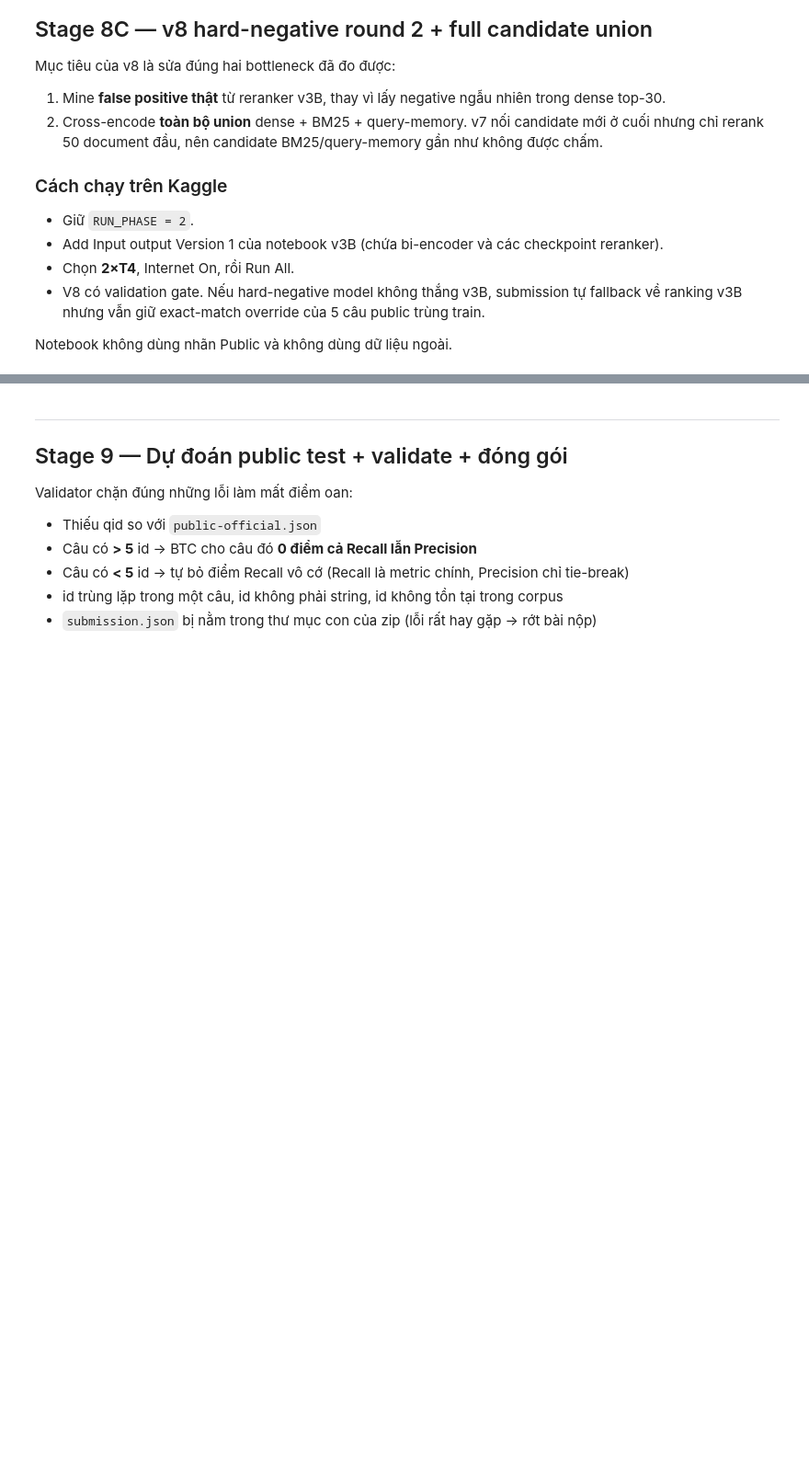
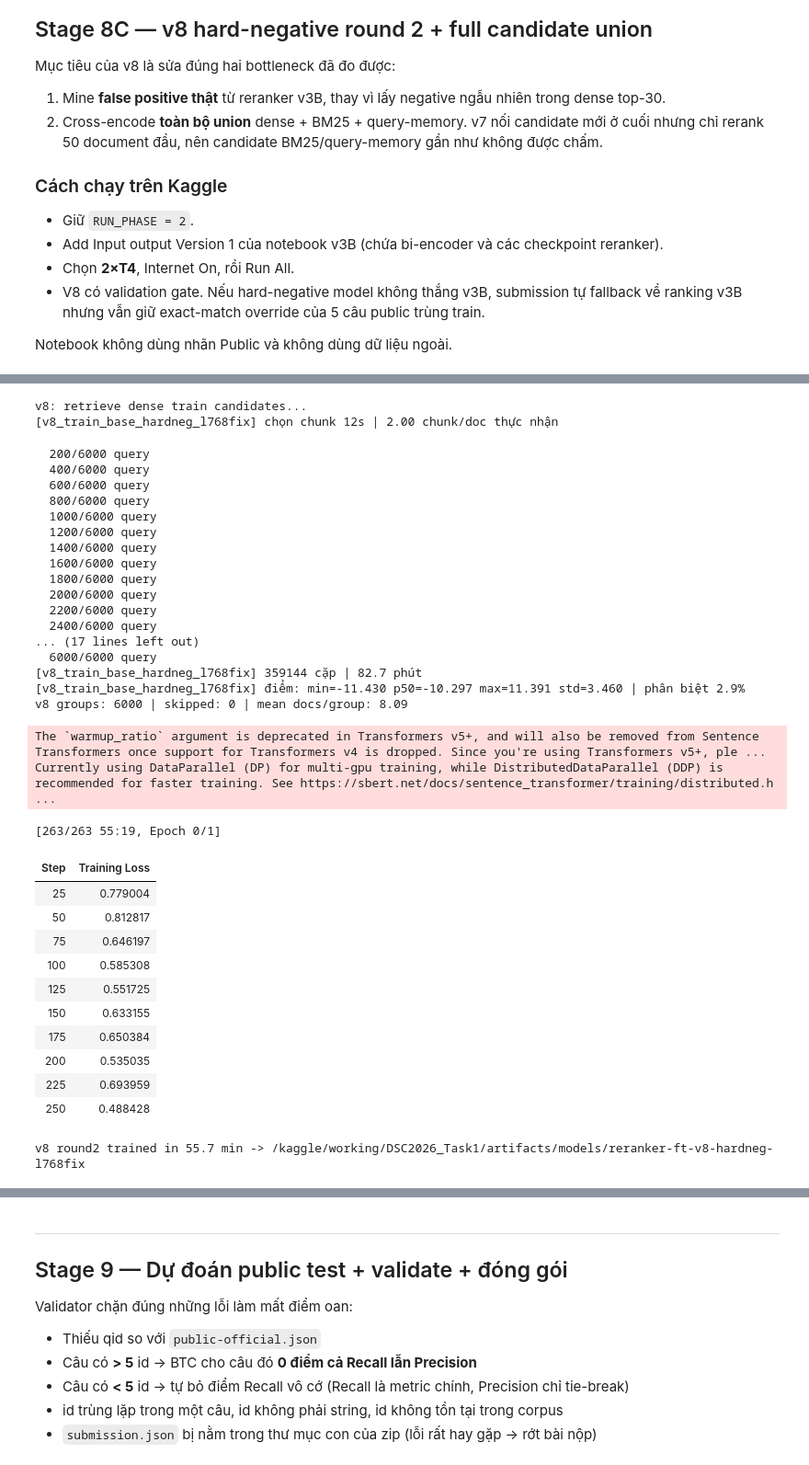
Before and after one commit to Kietnehi/UIT-DataScience-Challenge, a Jupyter notebook: Task 1/Code/v3_parallel/dsc2026-task1-v8-hardneg-union-reranker.ipynb, the cells around one changed output, grey strips where cells are left out. Shown at 92% size. Cells and saved outputs as stored; diff of their text form; code cells hidden in the pictures; blank space fills up the shorter version.

```diff
--- a/Task 1/Code/v3_parallel/dsc2026-task1-v8-hardneg-union-reranker.ipynb
+++ b/Task 1/Code/v3_parallel/dsc2026-task1-v8-hardneg-union-reranker.ipynb
@@ -1676,6 +1763,7 @@ def rerank_collect(qids, qtext, cand, top, m, maxlen, tag=None):
 
     def work(dev, part):
         mdl = get_reranker(dev)
+        mdl.max_length = maxlen  # required even when model is lazy-loaded
         for q, qt, chunk_of in part:
             pairs, owner = [], []
             for d, cs in chunk_of.items():
@@ -2212,7 +2310,9 @@ if RUN_PHASE == 2:
     best_preds = rank_from(
         V8_BASE_TAG, BASE_CAND, pool="top2", tau=0.5, lam=0.2,
         fuse="rrf", wc=1.0, wr=3.0)
-    show("v8 frozen v3B baseline", best_preds)
+    V8_BASE_METRIC = show("v8 frozen v3B baseline", best_preds)
+    assert V8_BASE_METRIC["OFFICIAL_recall"] >= 0.957, (
+        "v3B baseline mismatch: expected about 0.9585; check max_length/checkpoint/cache")
     print("v8 base reranker ->", V8_BASE_RERANKER)
 else:
     print("RUN_PHASE=1: v8 yêu cầu attach output v3B và chạy RUN_PHASE=2")
@@ -2329,7 +2446,7 @@ V8_NNEG = 7
 V8_LR = 3e-6
 V8_EPOCH_FRACTION = 0.35
 V8_ACCUM = 8
-V8_MODEL_REL = "models/reranker-ft-v8-hardneg"
+V8_MODEL_REL = "models/reranker-ft-v8-hardneg-l768fix"
 V8_MODEL_LOCAL = f"{ART}/{V8_MODEL_REL}"
 V8_MODEL_CACHED = cache_path(V8_MODEL_REL)
 V8_MODEL_PATH = V8_MODEL_CACHED or V8_MODEL_LOCAL
@@ -2346,7 +2463,7 @@ if RUN_PHASE == 2 and V8_TRAIN_ROUND2 and V8_MODEL_CACHED is None:
     RERANKERS.clear()
     V8_HARD_TAG = rerank_collect(
         TRAIN_QIDS, train_text_v8, V8_TRAIN_DENSE,
-        V8_HARD_TOP, V8_HARD_CHUNKS, 768, tag="v8_train_base_hardneg")
+        V8_HARD_TOP, V8_HARD_CHUNKS, 768, tag="v8_train_base_hardneg_l768fix")
     hard_sel = {q: V8_TRAIN_DENSE[q][:V8_HARD_TOP] for q in TRAIN_QIDS}
     hard_rep = select_chunks(TRAIN_QIDS, train_text_v8, hard_sel, V8_HARD_CHUNKS)
     pos_rep = select_chunks(
@@ -2407,33 +2524,68 @@ if RUN_PHASE == 2 and V8_TRAIN_ROUND2 and V8_MODEL_CACHED is None:
         output_dir=V8_MODEL_PATH,
         num_train_epochs=V8_EPOCH_FRACTION,
         per_device_train_batch_size=1,
         gradient_accumulation_steps=V8_ACCUM,
         learning_rate=V8_LR,
         warmup_ratio=0.10,
         fp16=torch.cuda.is_available(),
         gradient_checkpointing=True,
         gradient_checkpointing_kwargs={"use_reentrant": False},
         save_strategy="no",
         logging_steps=25,
         report_to=[],
         seed=SEED,
     )
     args_v8._n_gpu = 1
     t0 = time.time()
     CrossEncoderTrainer(
         model=model_v8, args=args_v8,
         train_dataset=Dataset.from_list(rows_v8), loss=loss_v8).train()
     model_v8.save_pretrained(V8_MODEL_PATH)
     print("v8 round2 trained in %.1f min -> %s" % ((time.time() - t0) / 60, V8_MODEL_PATH))
     del model_v8, loss_v8, rows_v8, hard_rep, pos_rep
     gc.collect()
     if torch.cuda.is_available():
         torch.cuda.empty_cache()
     load_query_model()
 elif RUN_PHASE == 2:
     assert os.path.exists(f"{V8_MODEL_PATH}/config.json"), (
         "V8_TRAIN_ROUND2=False nhưng chưa có model v8 trong output")
     print("v8 round2 cache ->", V8_MODEL_PATH)
+# %% [output]
+v8: retrieve dense train candidates...
+[v8_train_base_hardneg_l768fix] chọn chunk 12s | 2.00 chunk/doc thực nhận
+  200/6000 query
+  400/6000 query
+  600/6000 query
+  800/6000 query
+  1000/6000 query
+  1200/6000 query
+  1400/6000 query
+  1600/6000 query
+  1800/6000 query
+  2000/6000 query
+  2200/6000 query
+  2400/6000 query
+... (17 lines left out)
+  6000/6000 query
+[v8_train_base_hardneg_l768fix] 359144 cặp | 82.7 phút
+[v8_train_base_hardneg_l768fix] điểm: min=-11.430 p50=-10.297 max=11.391 std=3.460 | phân biệt 2.9%
+v8 groups: 6000 | skipped: 0 | mean docs/group: 8.09
+The `warmup_ratio` argument is deprecated in Transformers v5+, and will also be removed from Sentence Transformers once support for Transformers v4 is dropped. Since you're using Transformers v5+, ple ...
+Currently using DataParallel (DP) for multi-gpu training, while DistributedDataParallel (DDP) is recommended for faster training. See https://sbert.net/docs/sentence_transformer/training/distributed.h ...
+[263/263 55:19, Epoch 0/1]
+| Step | Training Loss |
+| 25 | 0.779004 |
+| 50 | 0.812817 |
+| 75 | 0.646197 |
+| 100 | 0.585308 |
+| 125 | 0.551725 |
+| 150 | 0.633155 |
+| 175 | 0.650384 |
+| 200 | 0.535035 |
+| 225 | 0.693959 |
+| 250 | 0.488428 |
+v8 round2 trained in 55.7 min -> /kaggle/working/DSC2026_Task1/artifacts/models/reranker-ft-v8-hardneg-l768fix
 # %%
 #@title 8C.3 — Đánh giá v8 trên validation và safety gate
 if RUN_PHASE == 2:
```
Also changed, not shown: parts of 34 cells of this notebook, 26 other files.
